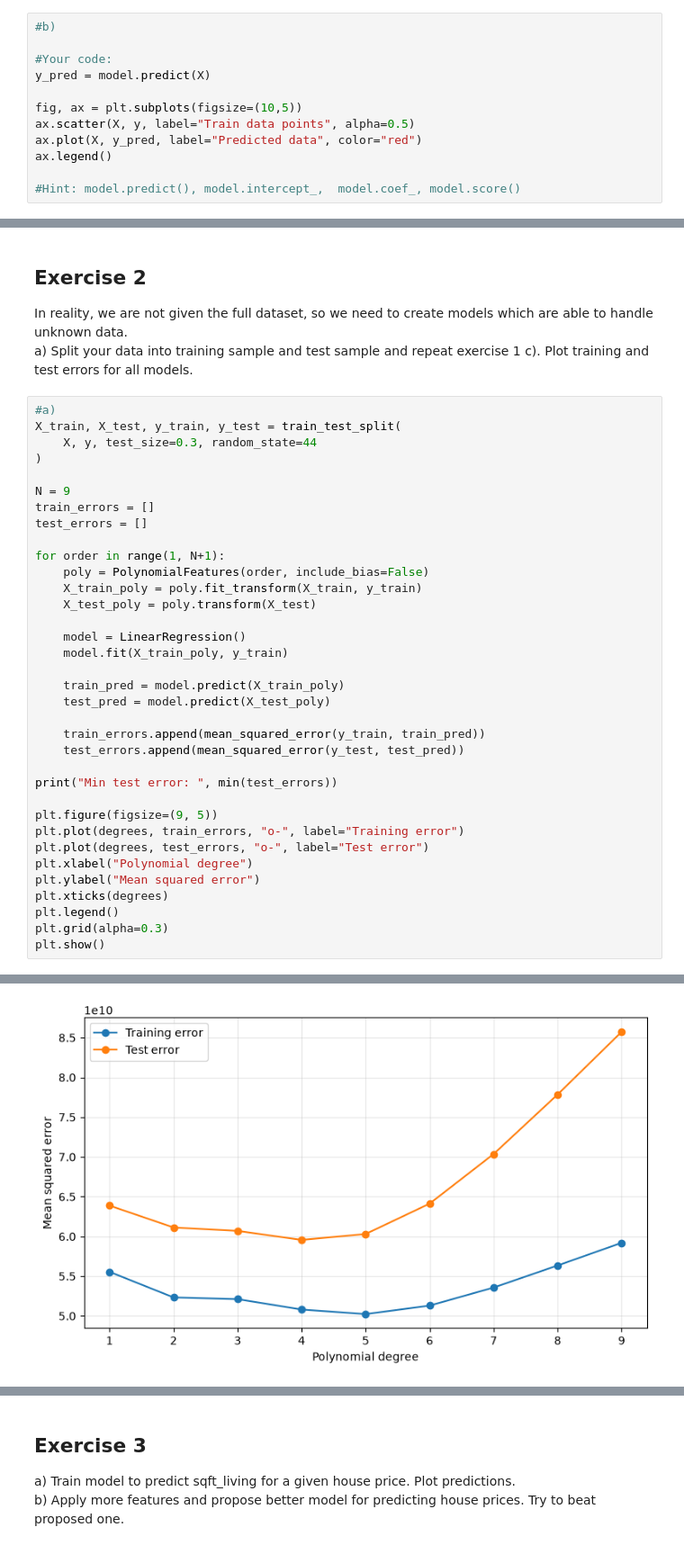
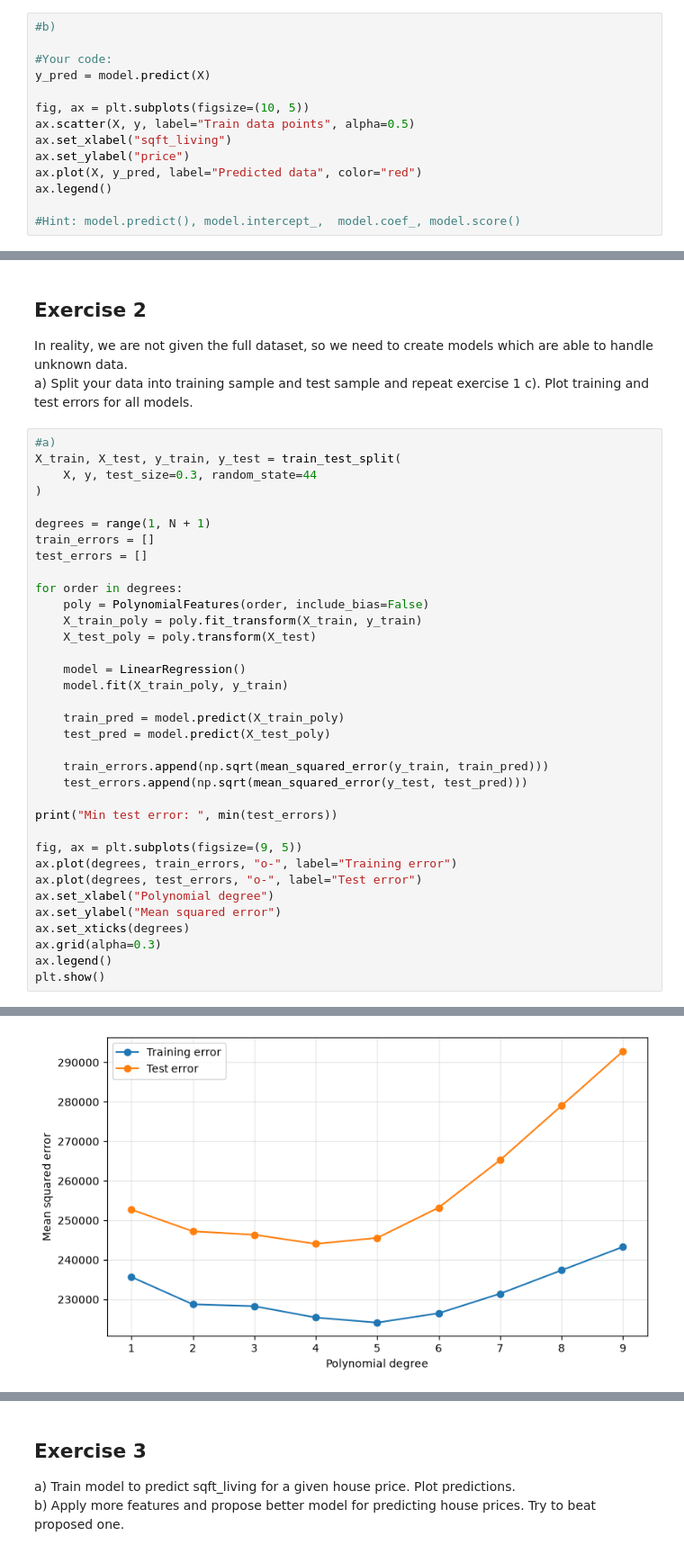
Before and after one commit to mwojtyna/uj, a Jupyter notebook: data-science/3_Assignment_Regression_primer.ipynb, the cells around one changed output, grey strips where cells are left out. Shown at 90% size. Saved outputs shown, nothing was run; the diff lists cells and outputs as text.

```diff
--- a/data-science/3_Assignment_Regression_primer.ipynb
+++ b/data-science/3_Assignment_Regression_primer.ipynb
@@ -35,8 +39,10 @@ y shape: (1000,)
 #Your code:
 y_pred = model.predict(X)
 
-fig, ax = plt.subplots(figsize=(10,5))
+fig, ax = plt.subplots(figsize=(10, 5))
 ax.scatter(X, y, label="Train data points", alpha=0.5)
+ax.set_xlabel("sqft_living")
+ax.set_ylabel("price")
 ax.plot(X, y_pred, label="Predicted data", color="red")
 ax.legend()
 
@@ -80,11 +86,11 @@ X_train, X_test, y_train, y_test = train_test_split(
     X, y, test_size=0.3, random_state=44
 )
 
-N = 9
+degrees = range(1, N + 1)
 train_errors = []
 test_errors = []
 
-for order in range(1, N+1):
+for order in degrees:
     poly = PolynomialFeatures(order, include_bias=False)
     X_train_poly = poly.fit_transform(X_train, y_train)
     X_test_poly = poly.transform(X_test)
@@ -95,18 +101,18 @@ for order in range(1, N+1):
     train_pred = model.predict(X_train_poly)
     test_pred = model.predict(X_test_poly)
 
-    train_errors.append(mean_squared_error(y_train, train_pred))
-    test_errors.append(mean_squared_error(y_test, test_pred))
+    train_errors.append(np.sqrt(mean_squared_error(y_train, train_pred)))
+    test_errors.append(np.sqrt(mean_squared_error(y_test, test_pred)))
 
 print("Min test error: ", min(test_errors))
 
-plt.figure(figsize=(9, 5))
-plt.plot(degrees, train_errors, "o-", label="Training error")
-plt.plot(degrees, test_errors, "o-", label="Test error")
-plt.xlabel("Polynomial degree")
-plt.ylabel("Mean squared error")
-plt.xticks(degrees)
-plt.legend()
-plt.grid(alpha=0.3)
+fig, ax = plt.subplots(figsize=(9, 5))
+ax.plot(degrees, train_errors, "o-", label="Training error")
+ax.plot(degrees, test_errors, "o-", label="Test error")
+ax.set_xlabel("Polynomial degree")
+ax.set_ylabel("Mean squared error")
+ax.set_xticks(degrees)
+ax.grid(alpha=0.3)
+ax.legend()
 plt.show()
 # %% [output]
@@ -114 +120 @@ Min test error:  59560604221.58601
-[figure, old version]
+[figure, new version]
```
Also changed, not shown: parts of 10 cells of this notebook.
